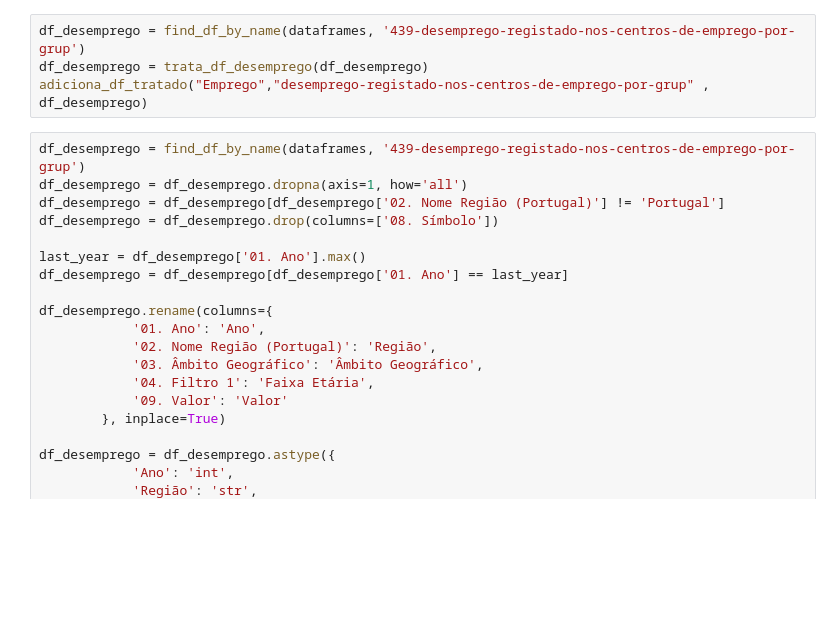
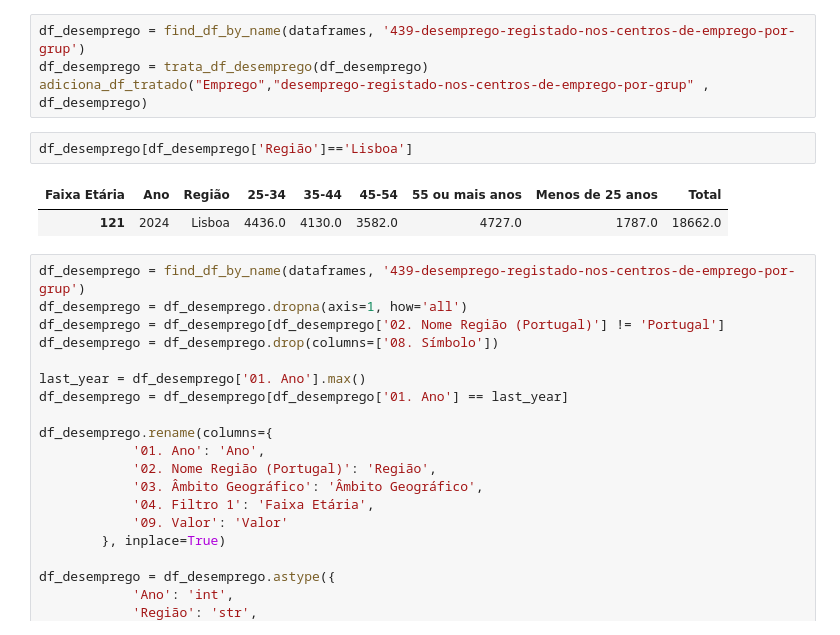
Before and after one commit to johnosd/MPAlugueisLisboa, a Jupyter notebook: src/PordataPt/PorData_Process.ipynb, the cells around one changed output. Cells and saved outputs as stored; diff of their text form; blank space fills up the shorter version.

```diff
--- a/src/PordataPt/PorData_Process.ipynb
+++ b/src/PordataPt/PorData_Process.ipynb
@@ -1127,6 +1121,11 @@ adiciona_df_tratado("Economia","estabelecimentos-de-bancos-caixas-economicas-e-c
 df_desemprego = find_df_by_name(dataframes, '439-desemprego-registado-nos-centros-de-emprego-por-grup')
 df_desemprego = trata_df_desemprego(df_desemprego)
 adiciona_df_tratado("Emprego","desemprego-registado-nos-centros-de-emprego-por-grup" , df_desemprego)
+# %%
+df_desemprego[df_desemprego['Região']=='Lisboa']
+# %% [output]
+| Faixa Etária | Ano | Região | 25-34 | 35-44 | 45-54 | 55 ou mais anos | Menos de 25 anos | Total |
+| 121 | 2024 | Lisboa | 4436.0 | 4130.0 | 3582.0 | 4727.0 | 1787.0 | 18662.0 |
 # %%
 df_desemprego = find_df_by_name(dataframes, '439-desemprego-registado-nos-centros-de-emprego-por-grup')
 df_desemprego = df_desemprego.dropna(axis=1, how='all')
```
Also changed, not shown: parts of 8 cells of this notebook, 18 other files.
